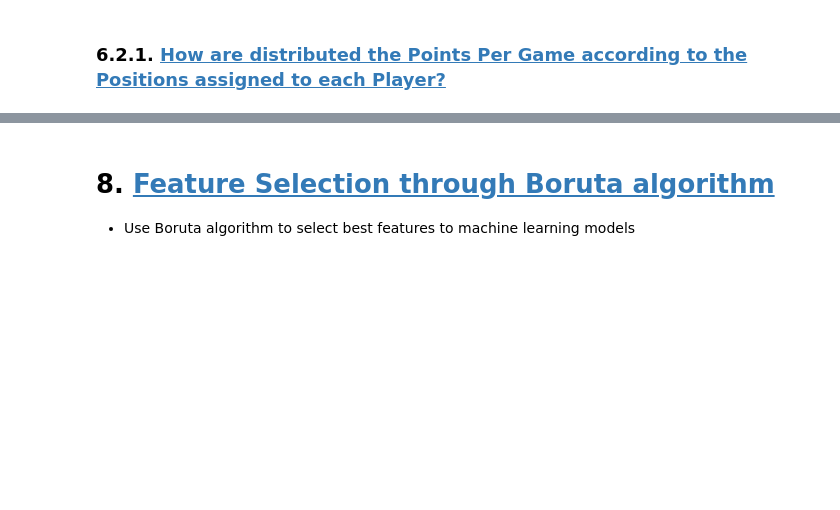
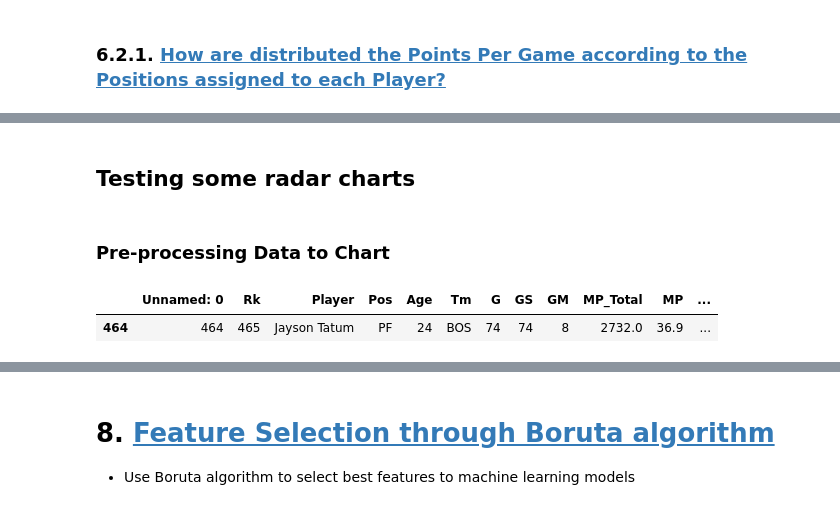
Before and after one commit to brunopiato/NBA_2022-2023, a Jupyter notebook: notebooks/NBA_Season22_23.ipynb, the cells around one changed output, grey strips where cells are left out. Saved outputs shown, nothing was run; the diff lists cells and outputs as text; code cells hidden in the pictures; blank space fills up the shorter version.

Commit message:
first radar charts

```diff
--- a/notebooks/NBA_Season22_23.ipynb
+++ b/notebooks/NBA_Season22_23.ipynb
@@ -856,0 +945,11 @@ fig.show()
+# %% [markdown]
+## Testing some radar charts
+# %% [markdown]
+### Pre-processing Data to Chart
+# %%
+player = 'Jayson Tatum'
+# %%
+df06[df06['Player'] == player]
+# %% [output]
+|  | Unnamed: 0 | Rk | Player | Pos | Age | Tm | G | GS | GM | MP_Total | MP | ... |
+| 464 | 464 | 465 | Jayson Tatum | PF | 24 | BOS | 74 | 74 | 8 | 2732.0 | 36.9 | ... |
```
Also changed, not shown: parts of 29 cells of this notebook, 1 other file.
